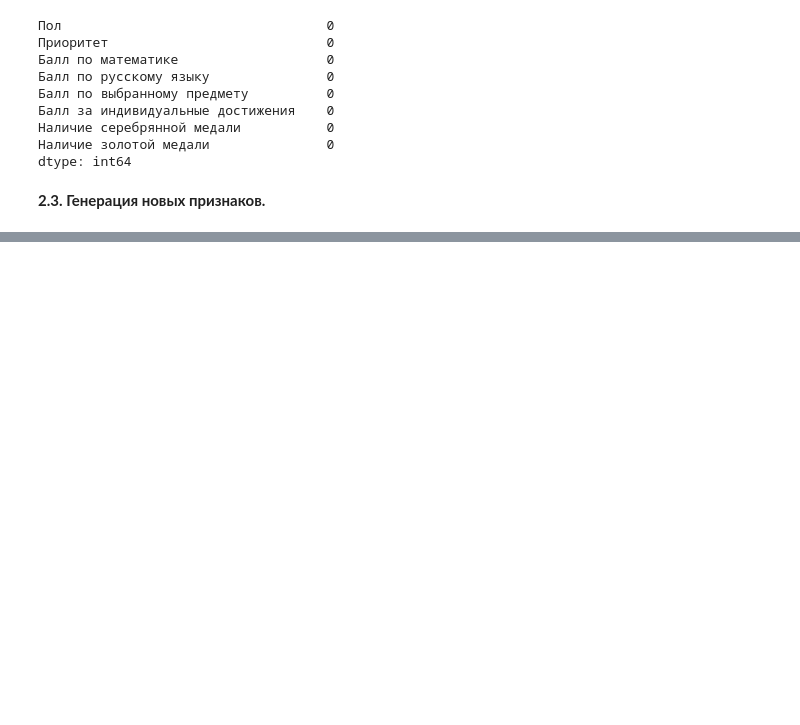
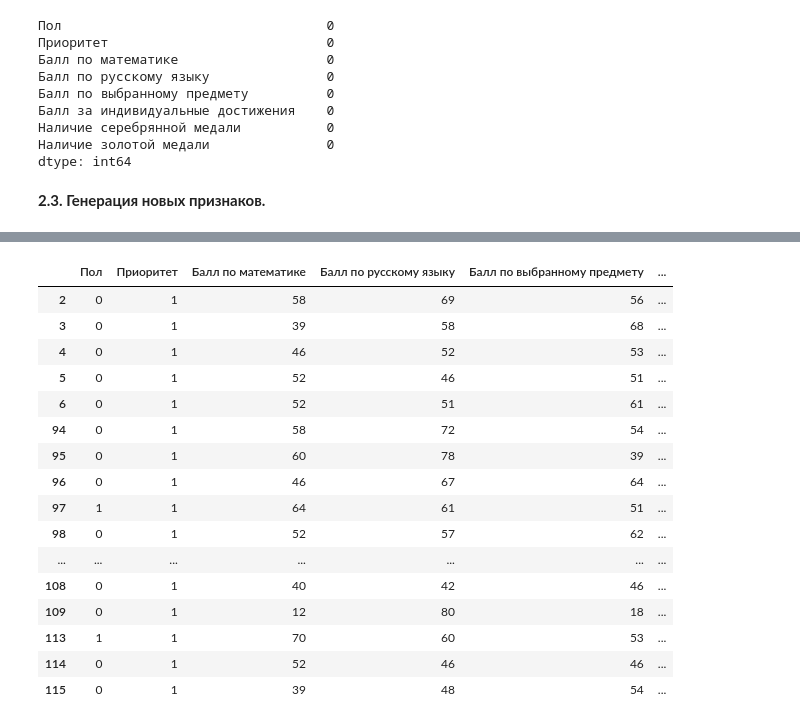
Before and after one commit to ashira09/application-of-neural-networks-to-predict-student-performance, a Jupyter notebook: nn.ipynb, the cells around one changed output, grey strips where cells are left out. Cells and saved outputs as stored; diff of their text form; code cells hidden in the pictures; blank space fills up the shorter version.

```diff
--- a/nn.ipynb
+++ b/nn.ipynb
@@ -269,0 +116,5 @@ pd.DataFrame(new_y_train).describe()
+# %%
+mf_percent = MathFeatures(variables=["Балл по математике", "Балл по русскому языку", "Балл по выбранному предмету", "Балл за индивидуальные достижения"], func = lambda scores: (sum(scores) / 347) * 100, new_variables_names=["Процент от маскимального балла"])
+mf_percent.fit(df_features)
+df_features = mf_percent.transform(df_features)
+df_features
@@ -269,0 +143,3 @@ pd.DataFrame(new_y_train).describe()
+# %%
+kmeans = KMeans(n_clusters=4, random_state=0, n_init="auto").fit(df_features)
+kmeans.labels_
@@ -269,0 +153,3 @@ pd.DataFrame(new_y_train).describe()
+# %%
+df_target = pd.DataFrame(kmeans.labels_, columns=["Успеваемость"])
+df_target.value_counts()
@@ -269,0 +163,2 @@ pd.DataFrame(new_y_train).describe()
+# %%
+kmeans_clustering_data = pd.concat([df_features, df_target], axis=1)
@@ -269,0 +181,20 @@ pd.DataFrame(new_y_train).describe()
+# %%
+kmeans_clustering_data[kmeans_clustering_data["Успеваемость"] == 1]
+# %% [output]
+|  | Пол | Приоритет | Балл по математике | Балл по русскому языку | Балл по выбранному предмету | ... |
+| 2 | 0 | 1 | 58 | 69 | 56 | ... |
+| 3 | 0 | 1 | 39 | 58 | 68 | ... |
+| 4 | 0 | 1 | 46 | 52 | 53 | ... |
+| 5 | 0 | 1 | 52 | 46 | 51 | ... |
+| 6 | 0 | 1 | 52 | 51 | 61 | ... |
+| 94 | 0 | 1 | 58 | 72 | 54 | ... |
+| 95 | 0 | 1 | 60 | 78 | 39 | ... |
+| 96 | 0 | 1 | 46 | 67 | 64 | ... |
+| 97 | 1 | 1 | 64 | 61 | 51 | ... |
+| 98 | 0 | 1 | 52 | 57 | 62 | ... |
+| ... | ... | ... | ... | ... | ... | ... |
+| 108 | 0 | 1 | 40 | 42 | 46 | ... |
+| 109 | 0 | 1 | 12 | 80 | 18 | ... |
+| 113 | 1 | 1 | 70 | 60 | 53 | ... |
+| 114 | 0 | 1 | 52 | 46 | 46 | ... |
+| 115 | 0 | 1 | 39 | 48 | 54 | ... |
```
Also changed, not shown: parts of 64 cells of this notebook.
